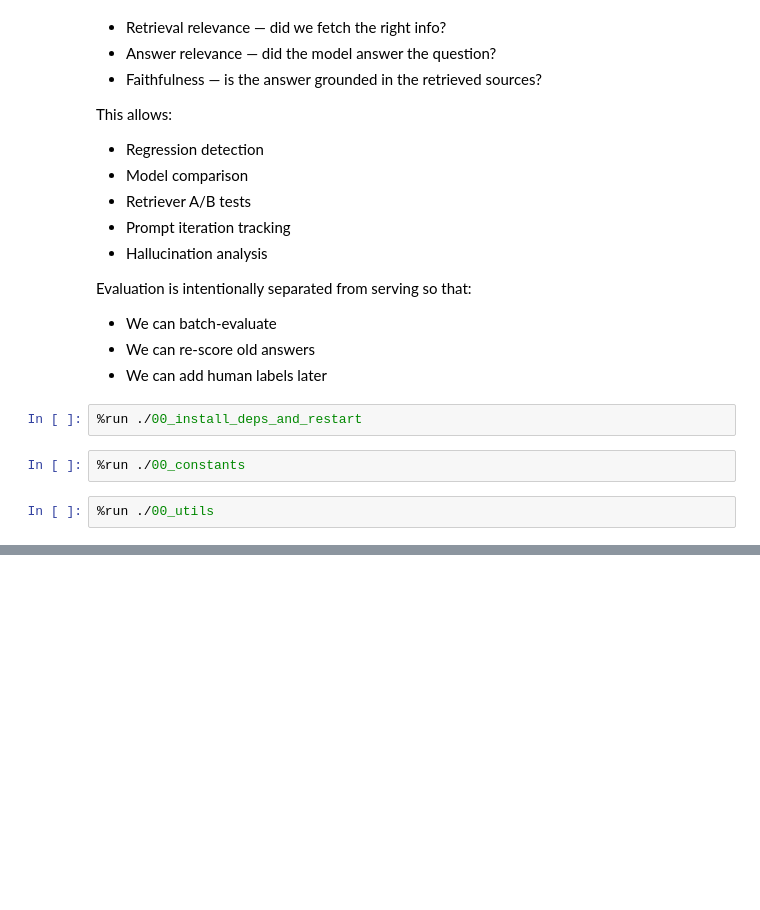
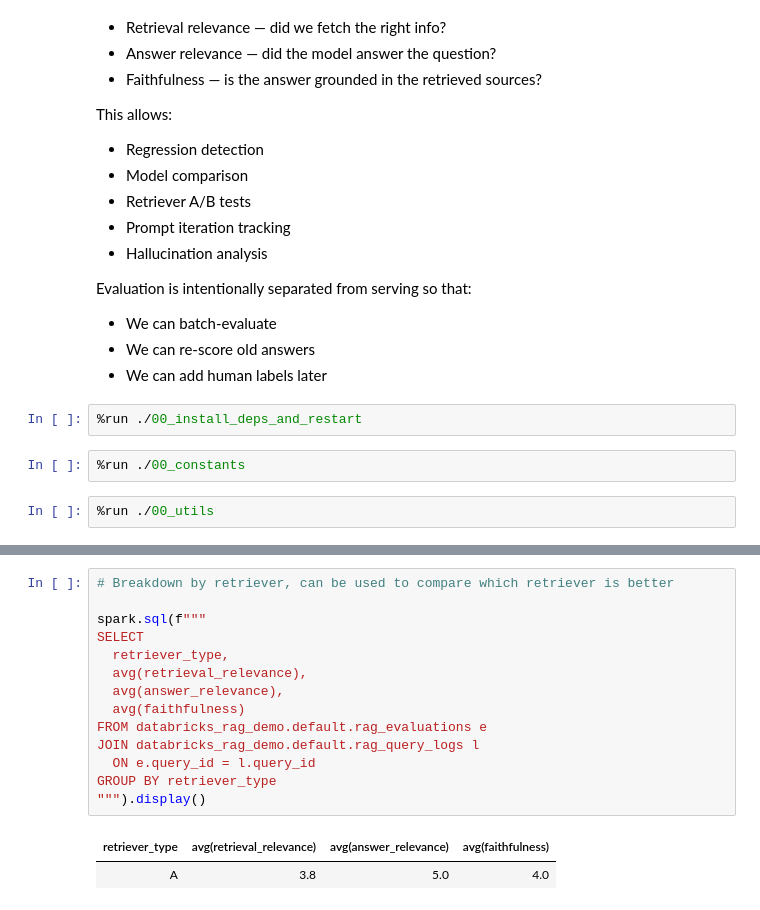
Before and after one commit to huiminyan2017/databricks-rag-ml, a Jupyter notebook: notebooks/06_rag_evaluation.ipynb, the cells around one changed output, grey strips where cells are left out. Saved outputs shown, nothing was run; the diff lists cells and outputs as text; blank space fills up the shorter version.

```diff
--- a/notebooks/06_rag_evaluation.ipynb
+++ b/notebooks/06_rag_evaluation.ipynb
@@ -240,0 +180,17 @@ LIMIT 20
+# %%
+# Breakdown by retriever, can be used to compare which retriever is better
+
+spark.sql(f"""
+SELECT
+  retriever_type,
+  avg(retrieval_relevance),
+  avg(answer_relevance),
+  avg(faithfulness)
+FROM databricks_rag_demo.default.rag_evaluations e
+JOIN databricks_rag_demo.default.rag_query_logs l
+  ON e.query_id = l.query_id
+GROUP BY retriever_type
+""").display()
+# %% [output]
+| retriever_type | avg(retrieval_relevance) | avg(answer_relevance) | avg(faithfulness) |
+| A | 3.8 | 5.0 | 4.0 |
```
Also changed, not shown: parts of 14 cells of this notebook, 10 other files.
